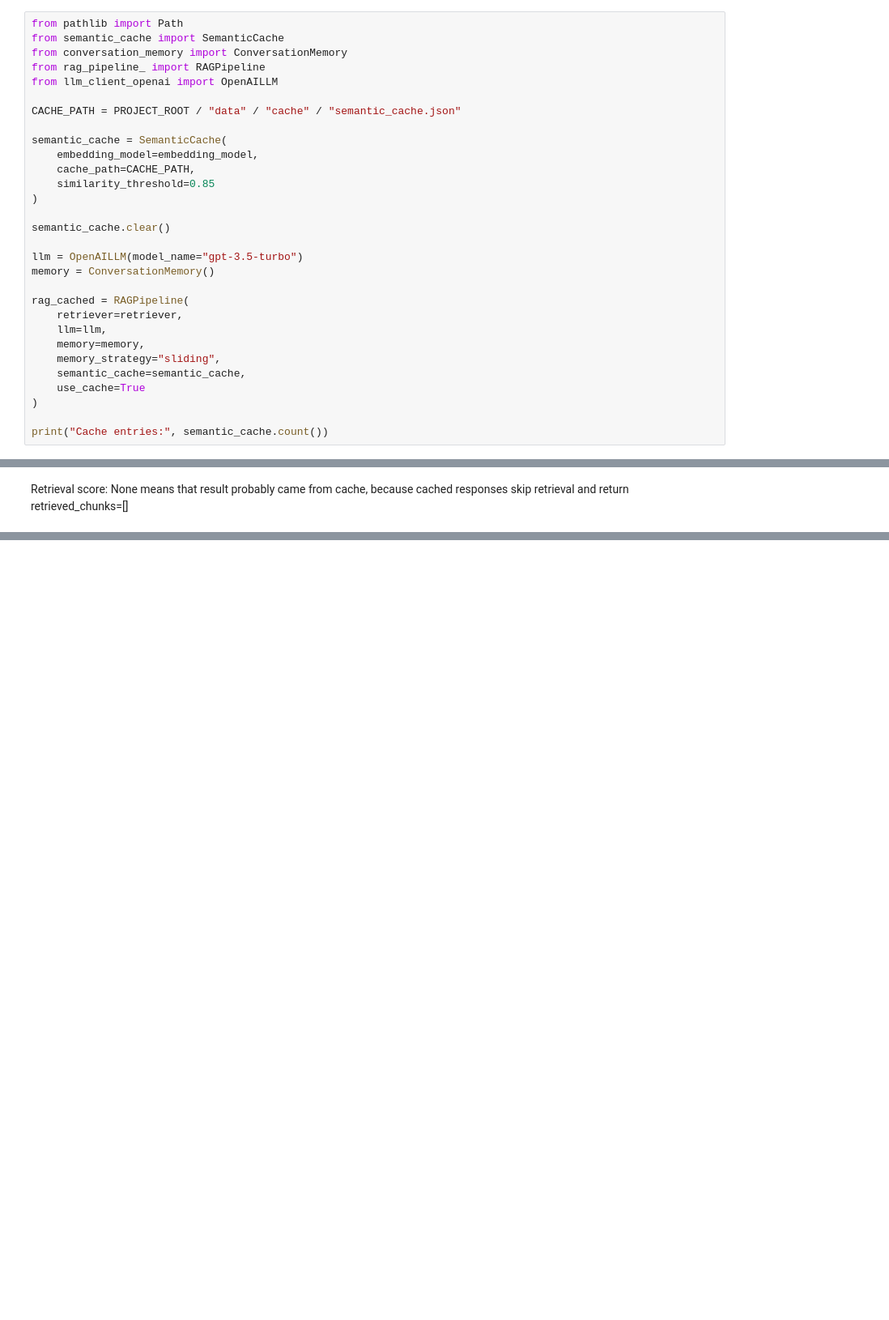
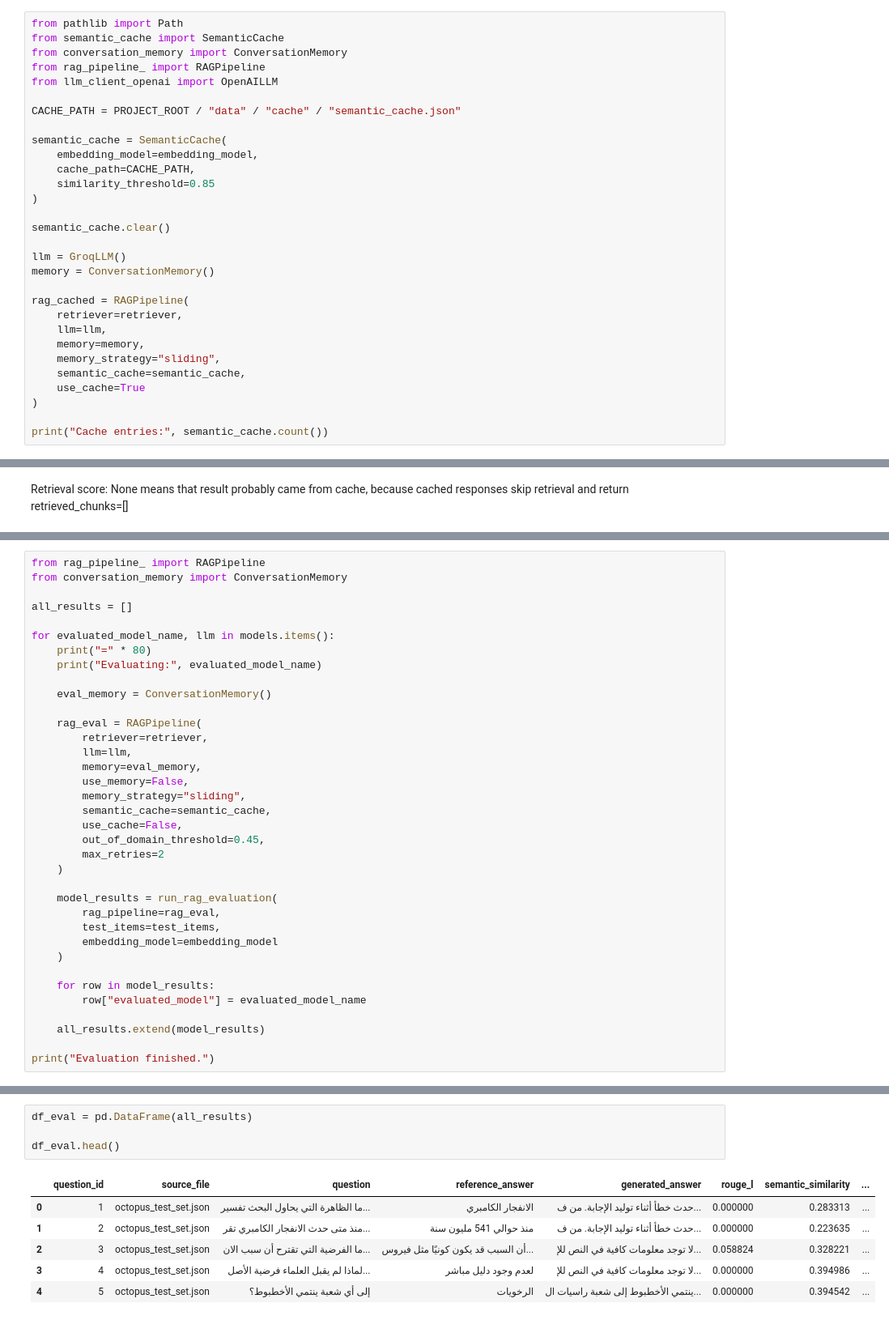
Before and after one commit to MariaEskaros/NLP-project, a Jupyter notebook: notebooks/MS3_RAG.ipynb, the cells around one changed output, grey strips where cells are left out. Shown at 81% size. Drawn from its saved outputs; the diff is of its cells as text; blank space fills up the shorter version.

```diff
--- a/notebooks/MS3_RAG.ipynb
+++ b/notebooks/MS3_RAG.ipynb
@@ -738,7 +805,7 @@ semantic_cache = SemanticCache(
 
 semantic_cache.clear()
 
-llm = OpenAILLM(model_name="gpt-3.5-turbo")
+llm = GroqLLM()
 memory = ConversationMemory()
 
 rag_cached = RAGPipeline(
@@ -848,0 +981,36 @@ print("Retrieval score:", result.get("retrieval_score"))
+# %%
+from rag_pipeline_ import RAGPipeline
+from conversation_memory import ConversationMemory
+
+all_results = []
+
+for evaluated_model_name, llm in models.items():
+    print("=" * 80)
+    print("Evaluating:", evaluated_model_name)
+
+    eval_memory = ConversationMemory()
+
+    rag_eval = RAGPipeline(
+        retriever=retriever,
+        llm=llm,
+        memory=eval_memory,
+        use_memory=False,
+        memory_strategy="sliding",
+        semantic_cache=semantic_cache,
+        use_cache=False,
+        out_of_domain_threshold=0.45,
+        max_retries=2
+    )
+
+    model_results = run_rag_evaluation(
+        rag_pipeline=rag_eval,
+        test_items=test_items,
+        embedding_model=embedding_model
+    )
+
+    for row in model_results:
+        row["evaluated_model"] = evaluated_model_name
+
+    all_results.extend(model_results)
+
+print("Evaluation finished.")
@@ -848,0 +1023,11 @@ print("Retrieval score:", result.get("retrieval_score"))
+# %%
+df_eval = pd.DataFrame(all_results)
+
+df_eval.head()
+# %% [output]
+|  | question_id | source_file | question | reference_answer | generated_answer | rouge_l | semantic_similarity | ... |
+| 0 | 1 | octopus_test_set.json | ما الظاهرة التي يحاول البحث تفسير... | الانفجار الكامبري | حدث خطأ أثناء توليد الإجابة. من ف... | 0.000000 | 0.283313 | ... |
+| 1 | 2 | octopus_test_set.json | منذ متى حدث الانفجار الكامبري تقر... | منذ حوالي 541 مليون سنة | حدث خطأ أثناء توليد الإجابة. من ف... | 0.000000 | 0.223635 | ... |
+| 2 | 3 | octopus_test_set.json | ما الفرضية التي تقترح أن سبب الان... | أن السبب قد يكون كونيًا مثل فيروس... | لا توجد معلومات كافية في النص للإ... | 0.058824 | 0.328221 | ... |
+| 3 | 4 | octopus_test_set.json | لماذا لم يقبل العلماء فرضية الأصل... | لعدم وجود دليل مباشر | لا توجد معلومات كافية في النص للإ... | 0.000000 | 0.394986 | ... |
+| 4 | 5 | octopus_test_set.json | إلى أي شعبة ينتمي الأخطبوط؟ | الرخويات | ينتمي الأخطبوط إلى شعبة راسيات ال... | 0.000000 | 0.394542 | ... |
```
Also changed, not shown: parts of 29 cells of this notebook, 5 other files.
